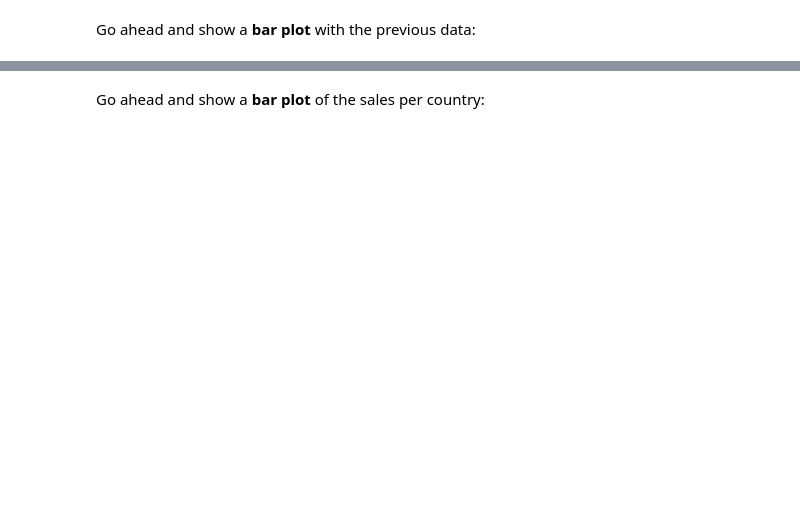
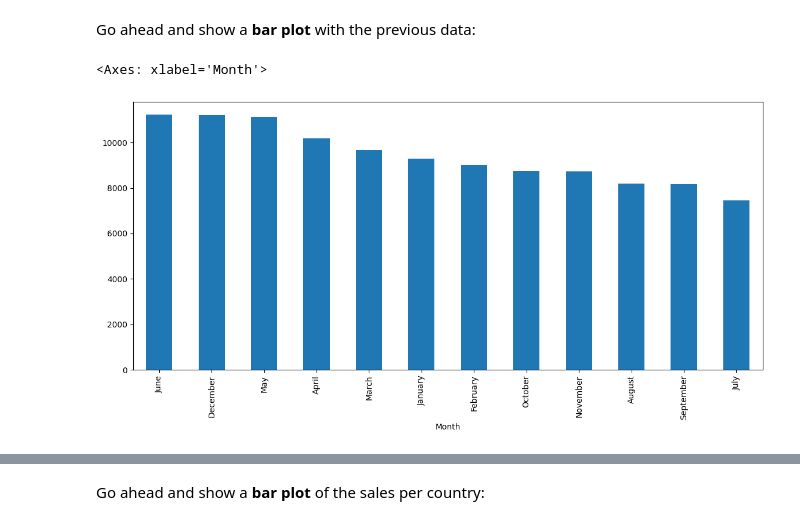
Before and after one commit to Hari6782/Learning_DS, a Jupyter notebook: Exercises_1.ipynb, the cells around one changed output, grey strips where cells are left out. Saved outputs shown, nothing was run; the diff lists cells and outputs as text; code cells hidden in the pictures; blank space fills up the shorter version.

```diff
--- a/Exercises_1.ipynb
+++ b/Exercises_1.ipynb
@@ -147,3 +142,8 @@ Go ahead and show a <b>bar plot</b> with the previous data:
+# %%
+sales['Month'].value_counts().plot(kind="bar",figsize=(14,6))
+# %% [output]
+<Axes: xlabel='Month'>
+[figure, added]
 # %%
 sales['Month'].value_counts().plot(kind='bar', figsize=(14,6))
 # %% [markdown]
```
Also changed, not shown: parts of 32 cells of this notebook.
